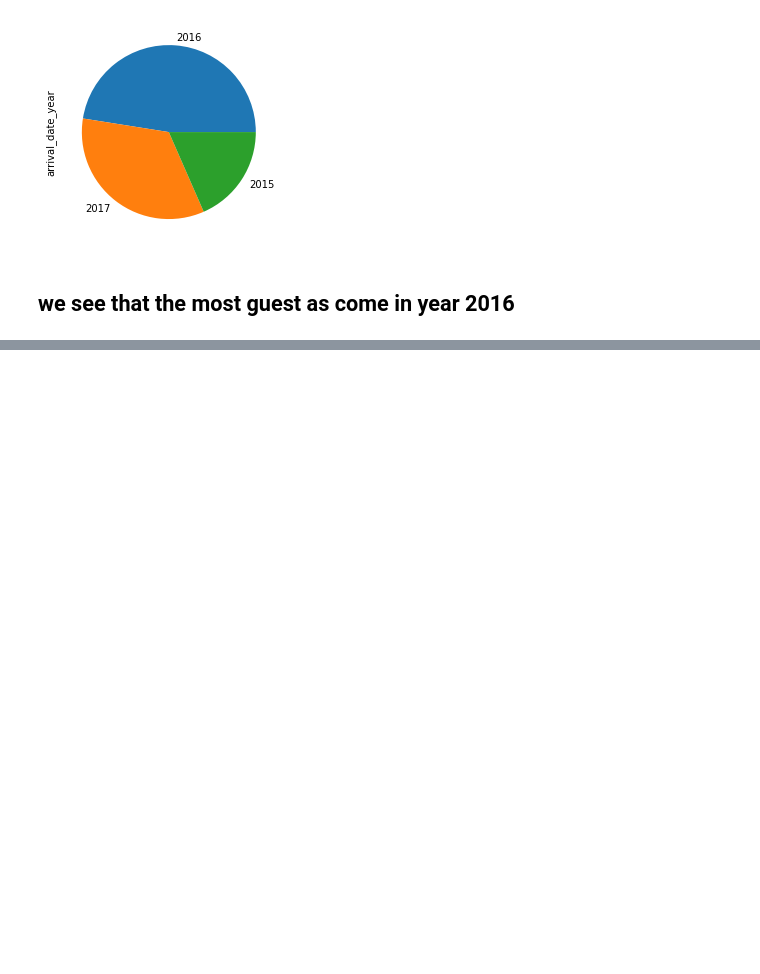
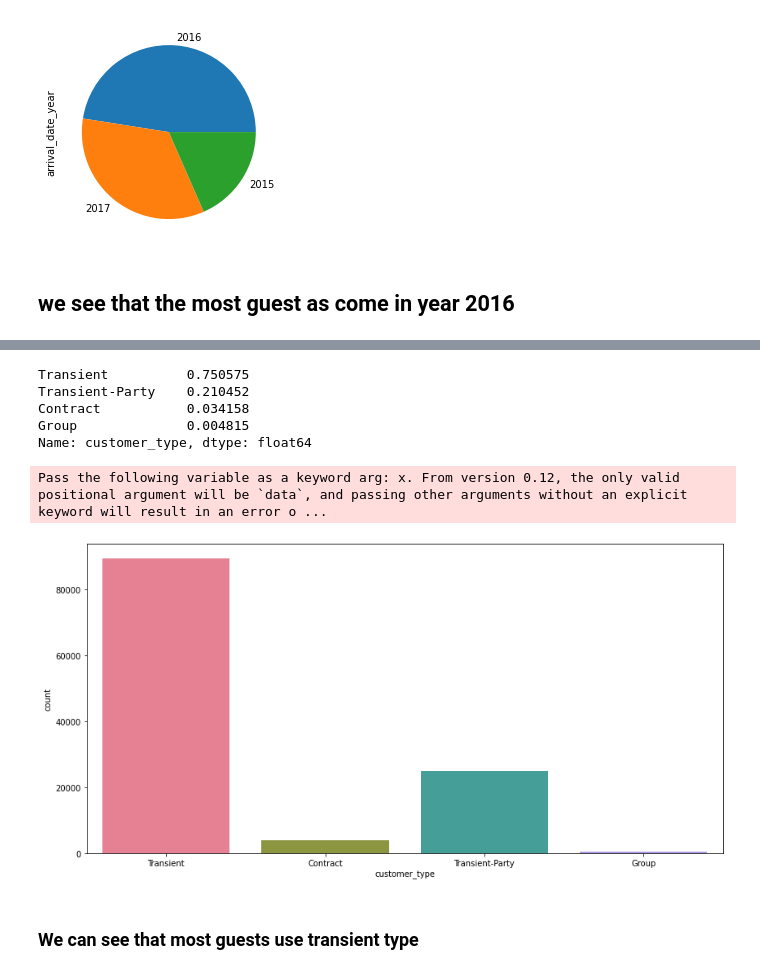
Before and after one commit to ashu08520/ashu08520, a Jupyter notebook: First_Project_Hotel_Booking_Analysis_Capstone_Project.ipynb, the cells around one changed output, grey strips where cells are left out. Saved outputs shown, nothing was run; the diff lists cells and outputs as text; code cells hidden in the pictures; blank space fills up the shorter version.

```diff
--- a/First_Project_Hotel_Booking_Analysis_Capstone_Project.ipynb
+++ b/First_Project_Hotel_Booking_Analysis_Capstone_Project.ipynb
@@ -465,0 +502,17 @@ df['arrival_date_year'].value_counts().plot.pie()
+# %%
+df.customer_type.value_counts(normalize=True)
+# %% [output]
+Transient          0.750575
+Transient-Party    0.210452
+Contract           0.034158
+Group              0.004815
+Name: customer_type, dtype: float64
+# %%
+plt.figure(figsize=(14,7))
+sns.countplot(df['customer_type'], palette='husl')
+plt.show()
+# %% [output]
+Pass the following variable as a keyword arg: x. From version 0.12, the only valid positional argument will be `data`, and passing other arguments without an explicit keyword will result in an error o ...
+[figure, added]
+# %% [markdown]
+### We can see that most guests use transient type
```
Also changed, not shown: parts of 15 cells of this notebook.
